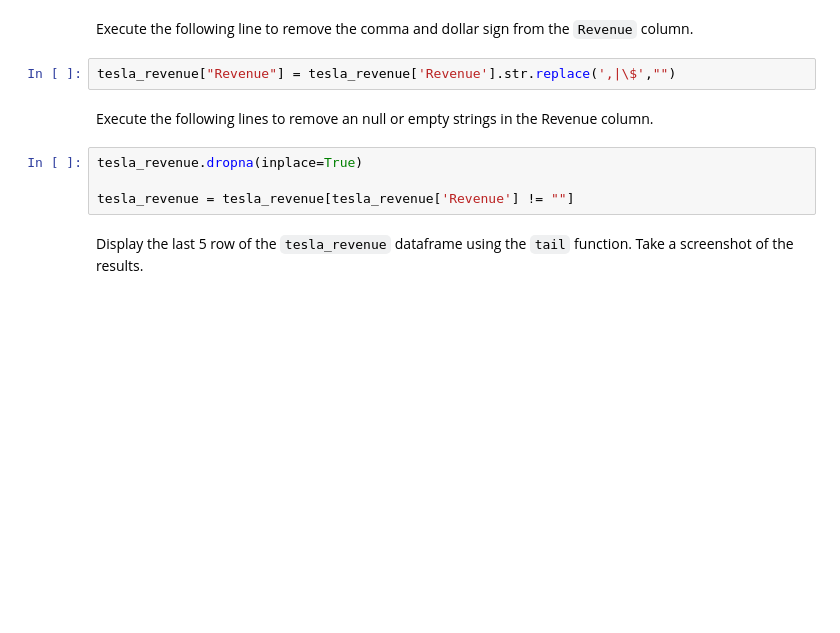
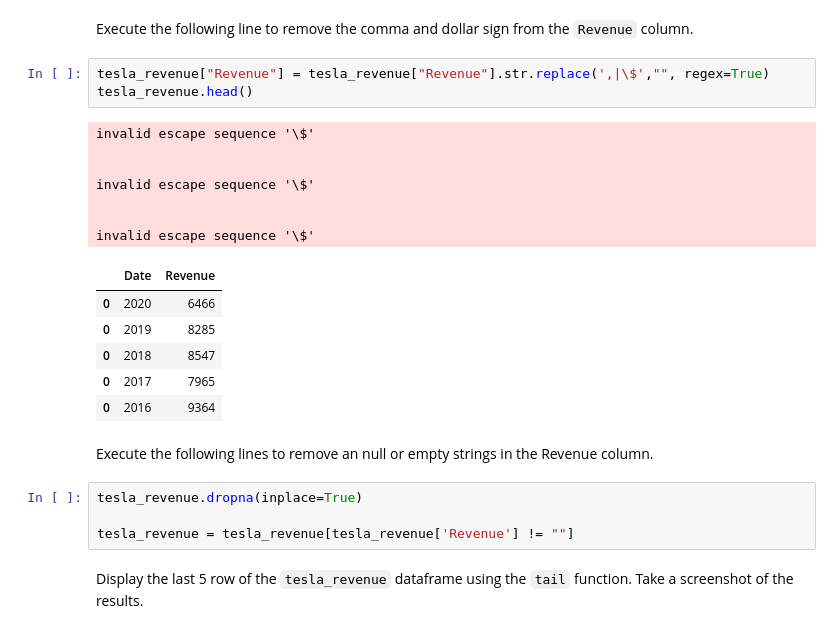
Before and after one commit to DavidBL0o0/COURSERA, a Jupyter notebook: 5) Python Project for Data Science/Module 1/3) Analyzing Historical StockRevenue Data and Building a Dashboard/Final Assignment-v2.ipynb, the cells around one changed output. Drawn from its saved outputs; the diff is of its cells as text; blank space fills up the shorter version.

```diff
--- a/5) Python Project for Data Science/Module 1/3) Analyzing Historical StockRevenue Data and Building a Dashboard/Final Assignment-v2.ipynb
+++ b/5) Python Project for Data Science/Module 1/3) Analyzing Historical StockRevenue Data and Building a Dashboard/Final Assignment-v2.ipynb
@@ -176,7 +176,22 @@ tesla_revenue.head()
 # %% [markdown]
 Execute the following line to remove the comma and dollar sign from the `Revenue` column.
 # %%
-tesla_revenue["Revenue"] = tesla_revenue['Revenue'].str.replace(',|\$',"")
+tesla_revenue["Revenue"] = tesla_revenue["Revenue"].str.replace(',|\$',"", regex=True)
+tesla_revenue.head()
+# %% [output]
+invalid escape sequence '\$'
+
+
+invalid escape sequence '\$'
+
+
+invalid escape sequence '\$'
+|  | Date | Revenue |
+| 0 | 2020 | 6466 |
+| 0 | 2019 | 8285 |
+| 0 | 2018 | 8547 |
+| 0 | 2017 | 7965 |
+| 0 | 2016 | 9364 |
 # %% [markdown]
 Execute the following lines to remove an null or empty strings in the Revenue column.
 # %%
```
Also changed, not shown: parts of 7 cells of this notebook.
